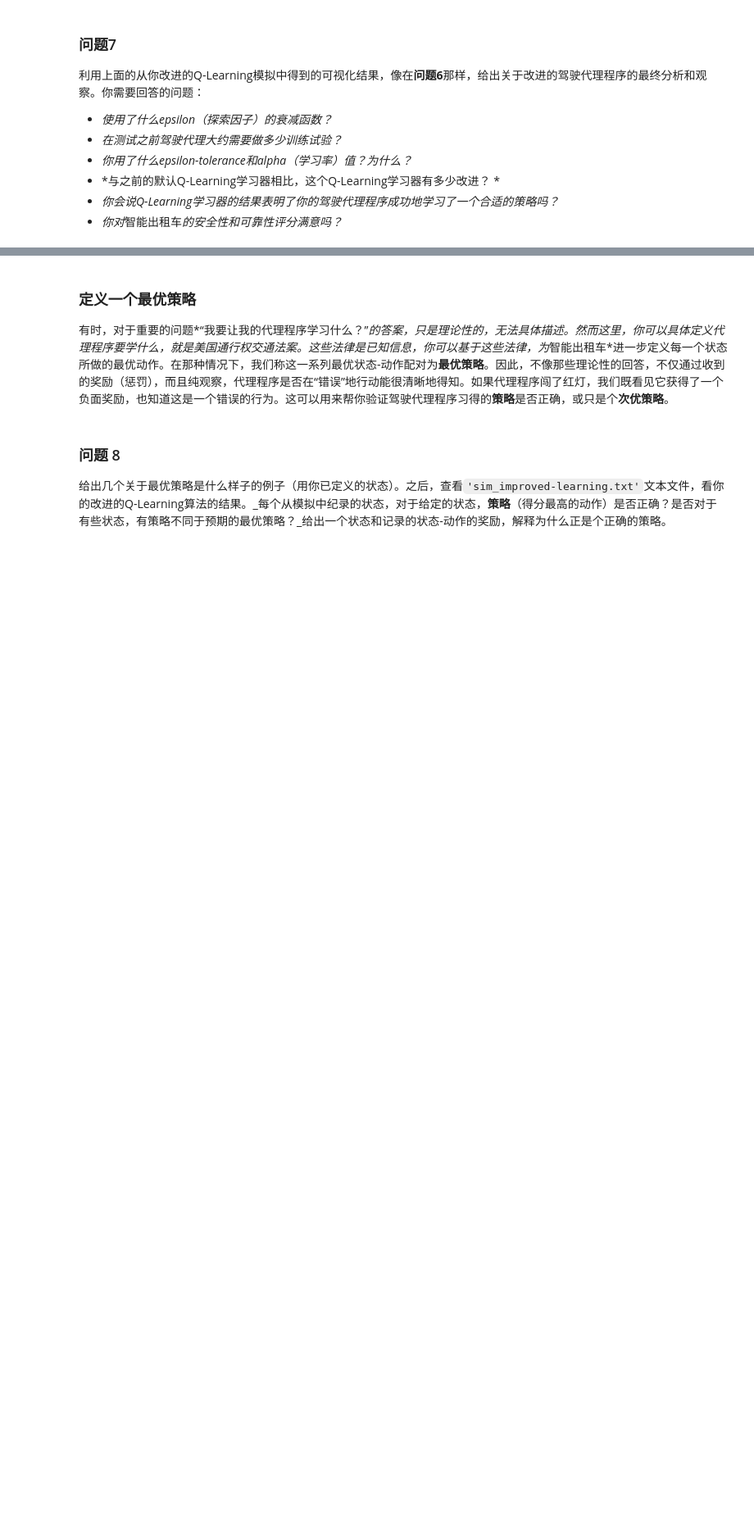
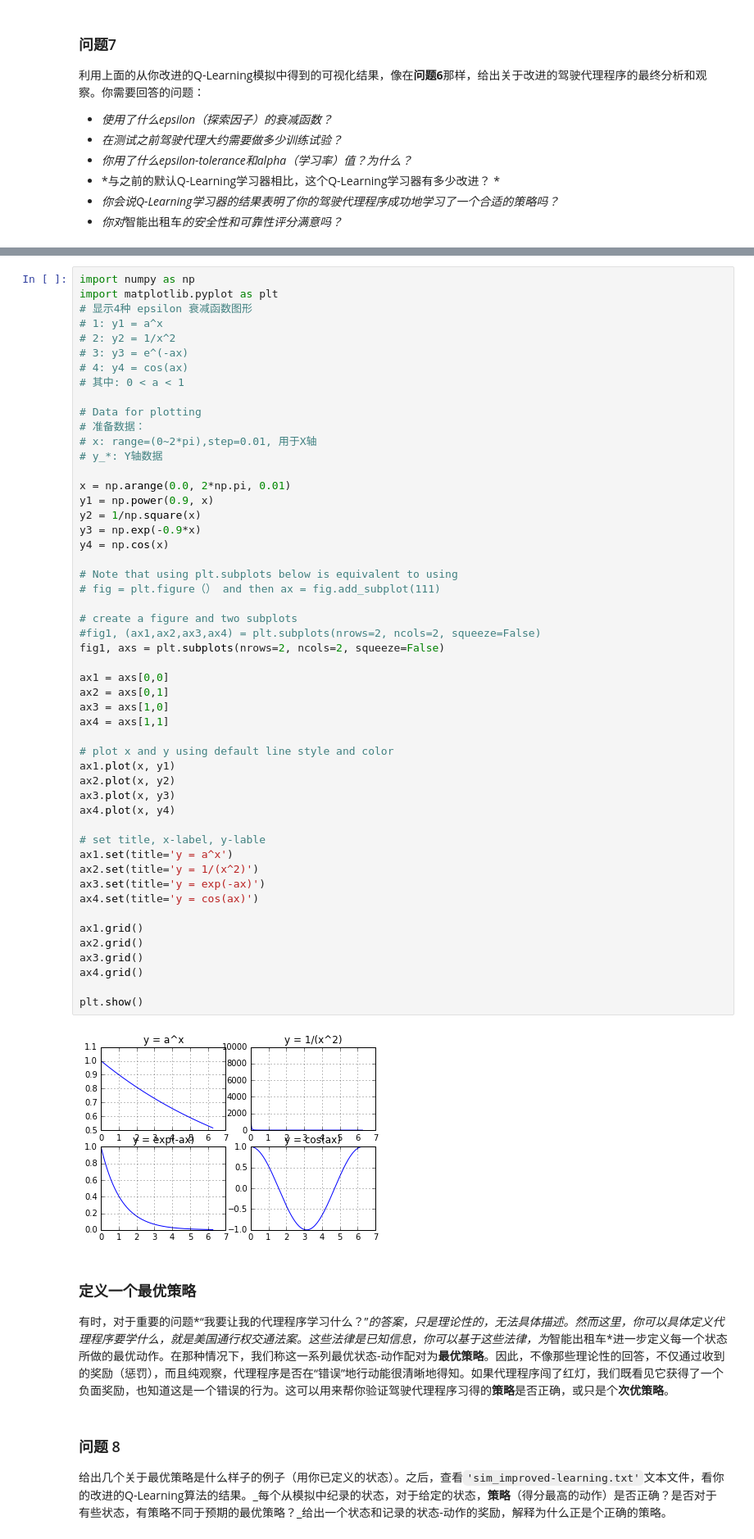
Before and after one commit to blackantchen/smartcab, a Jupyter notebook: smartcab.ipynb, the cells around one changed output, grey strips where cells are left out. Shown at 82% size. Saved outputs shown, nothing was run; the diff lists cells and outputs as text; blank space fills up the shorter version.

```diff
--- a/smartcab.ipynb
+++ b/smartcab.ipynb
@@ -281,3 +289,56 @@ vs.plot_trials('sim_improved-learning.csv')
+# %%
+import numpy as np
+import matplotlib.pyplot as plt
+# 显示4种 epsilon 衰减函数图形
+# 1: y1 = a^x
+# 2: y2 = 1/x^2
+# 3: y3 = e^(-ax)
+# 4: y4 = cos(ax)
+# 其中: 0 < a < 1
+
+# Data for plotting
+# 准备数据：
+# x: range=(0~2*pi),step=0.01, 用于X轴
+# y_*: Y轴数据
+
+x = np.arange(0.0, 2*np.pi, 0.01)
+y1 = np.power(0.9, x)
+y2 = 1/np.square(x)
+y3 = np.exp(-0.9*x)
+y4 = np.cos(x)
+
+# Note that using plt.subplots below is equivalent to using
+# fig = plt.figure（） and then ax = fig.add_subplot(111)
+
+# create a figure and two subplots
+#fig1, (ax1,ax2,ax3,ax4) = plt.subplots(nrows=2, ncols=2, squeeze=False)
+fig1, axs = plt.subplots(nrows=2, ncols=2, squeeze=False)
+
+ax1 = axs[0,0]
+ax2 = axs[0,1]
+ax3 = axs[1,0]
+ax4 = axs[1,1]
+
+# plot x and y using default line style and color
+ax1.plot(x, y1)
+ax2.plot(x, y2)
+ax3.plot(x, y3)
+ax4.plot(x, y4)
+
+# set title, x-label, y-lable
+ax1.set(title='y = a^x')
+ax2.set(title='y = 1/(x^2)')
+ax3.set(title='y = exp(-ax)')
+ax4.set(title='y = cos(ax)')
+
+ax1.grid()
+ax2.grid()
+ax3.grid()
+ax4.grid()
+
+plt.show()
+# %% [output]
+[figure, added]
 # %% [markdown]
 ### 定义一个最优策略
 
```
Also changed, not shown: parts of 3 cells of this notebook, 3 other files.
